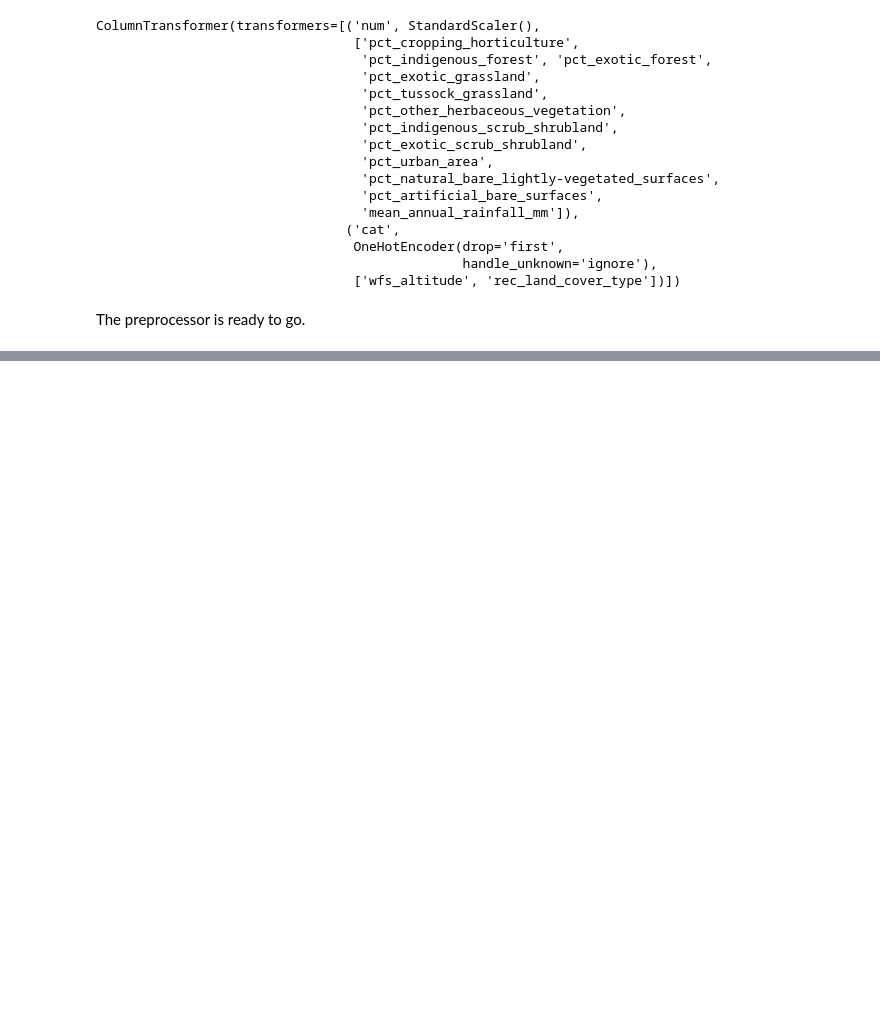
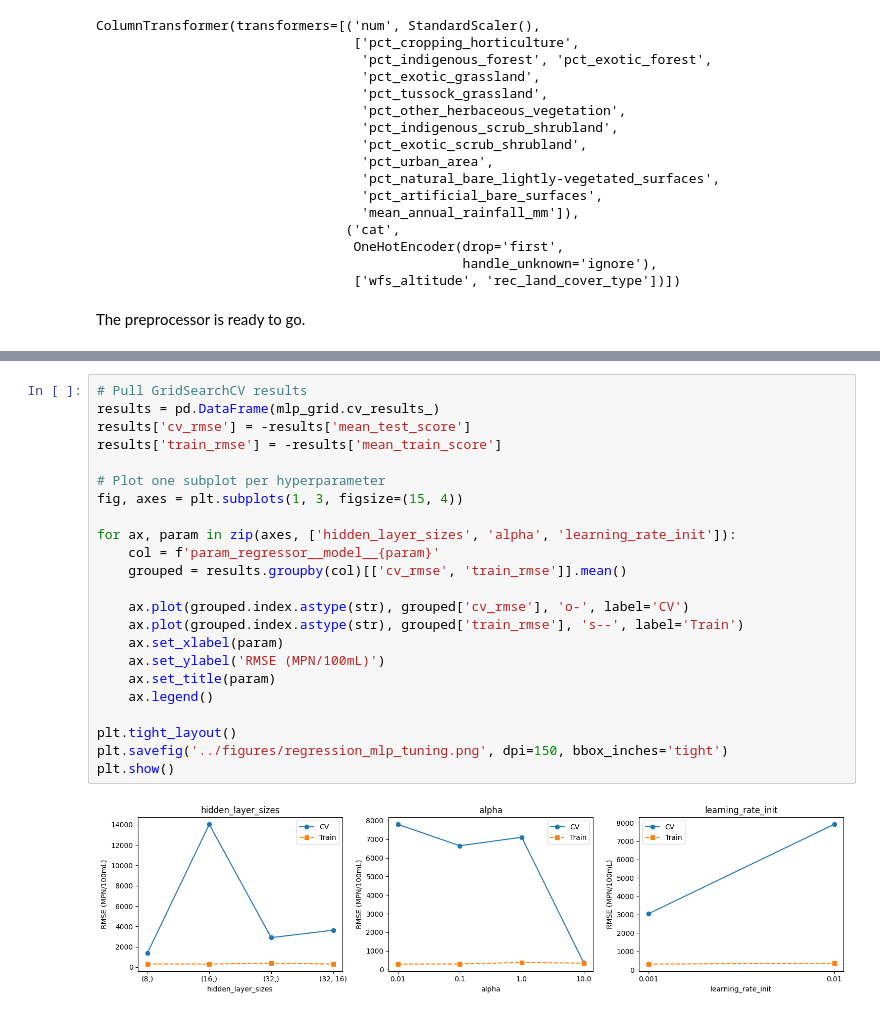
Before and after one commit to Ming-Liu-1170030/1170030-riverWQ, a Jupyter notebook: src/02_modelling.ipynb, the cells around one changed output, grey strips where cells are left out. Cells and saved outputs as stored; diff of their text form; blank space fills up the shorter version.

```diff
--- a/src/02_modelling.ipynb
+++ b/src/02_modelling.ipynb
@@ -184,0 +420,25 @@ Hyperparameters are tuned via 5-fold cross-validation on the training set, and t
+# %%
+# Pull GridSearchCV results
+results = pd.DataFrame(mlp_grid.cv_results_)
+results['cv_rmse'] = -results['mean_test_score']
+results['train_rmse'] = -results['mean_train_score']
+
+# Plot one subplot per hyperparameter
+fig, axes = plt.subplots(1, 3, figsize=(15, 4))
+
+for ax, param in zip(axes, ['hidden_layer_sizes', 'alpha', 'learning_rate_init']):
+    col = f'param_regressor__model__{param}'
+    grouped = results.groupby(col)[['cv_rmse', 'train_rmse']].mean()
+
+    ax.plot(grouped.index.astype(str), grouped['cv_rmse'], 'o-', label='CV')
+    ax.plot(grouped.index.astype(str), grouped['train_rmse'], 's--', label='Train')
+    ax.set_xlabel(param)
+    ax.set_ylabel('RMSE (MPN/100mL)')
+    ax.set_title(param)
+    ax.legend()
+
+plt.tight_layout()
+plt.savefig('../figures/regression_mlp_tuning.png', dpi=150, bbox_inches='tight')
+plt.show()
+# %% [output]
+[figure, added]
```
Also changed, not shown: parts of 26 cells of this notebook, 2 other files.
